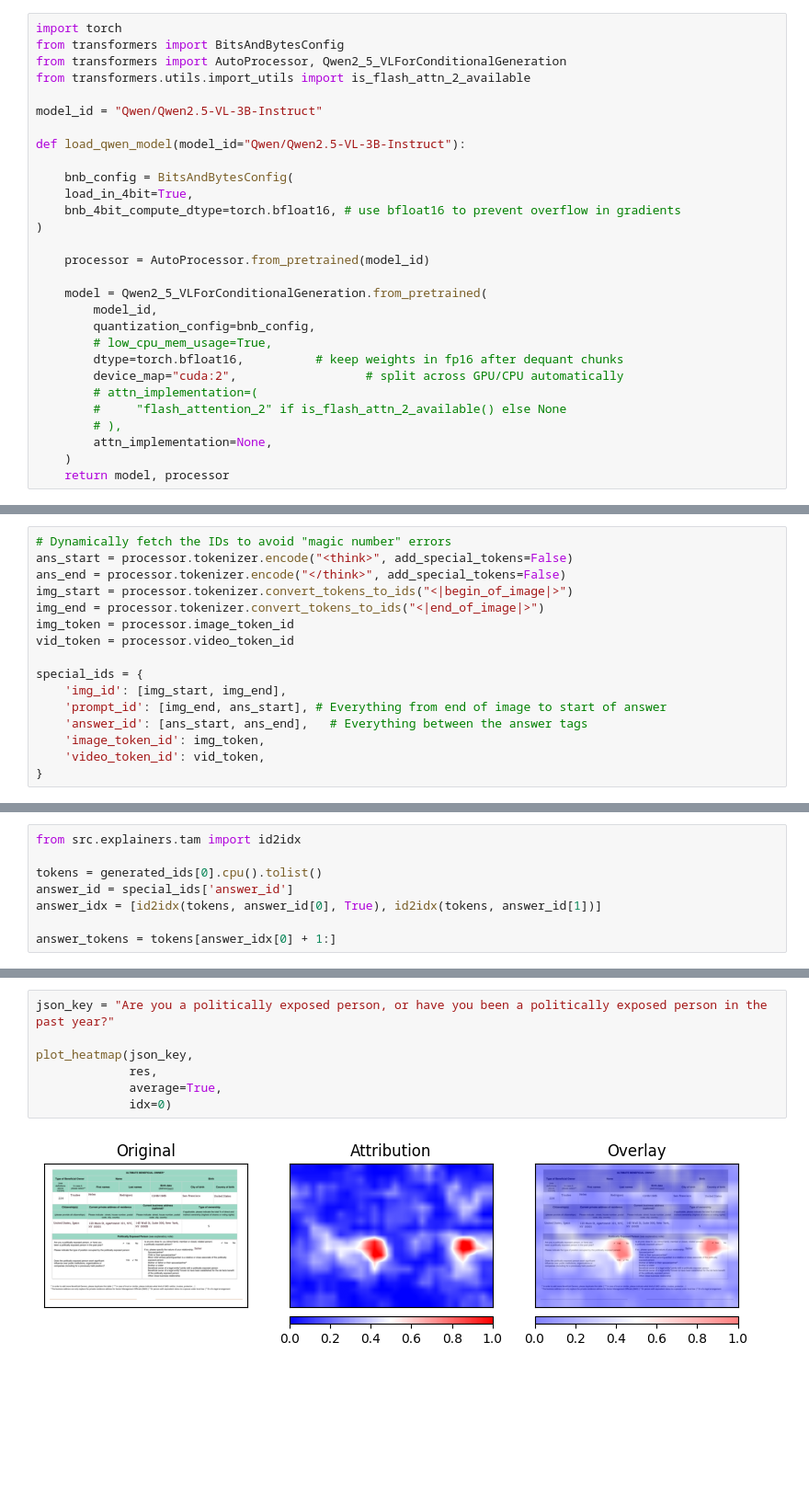
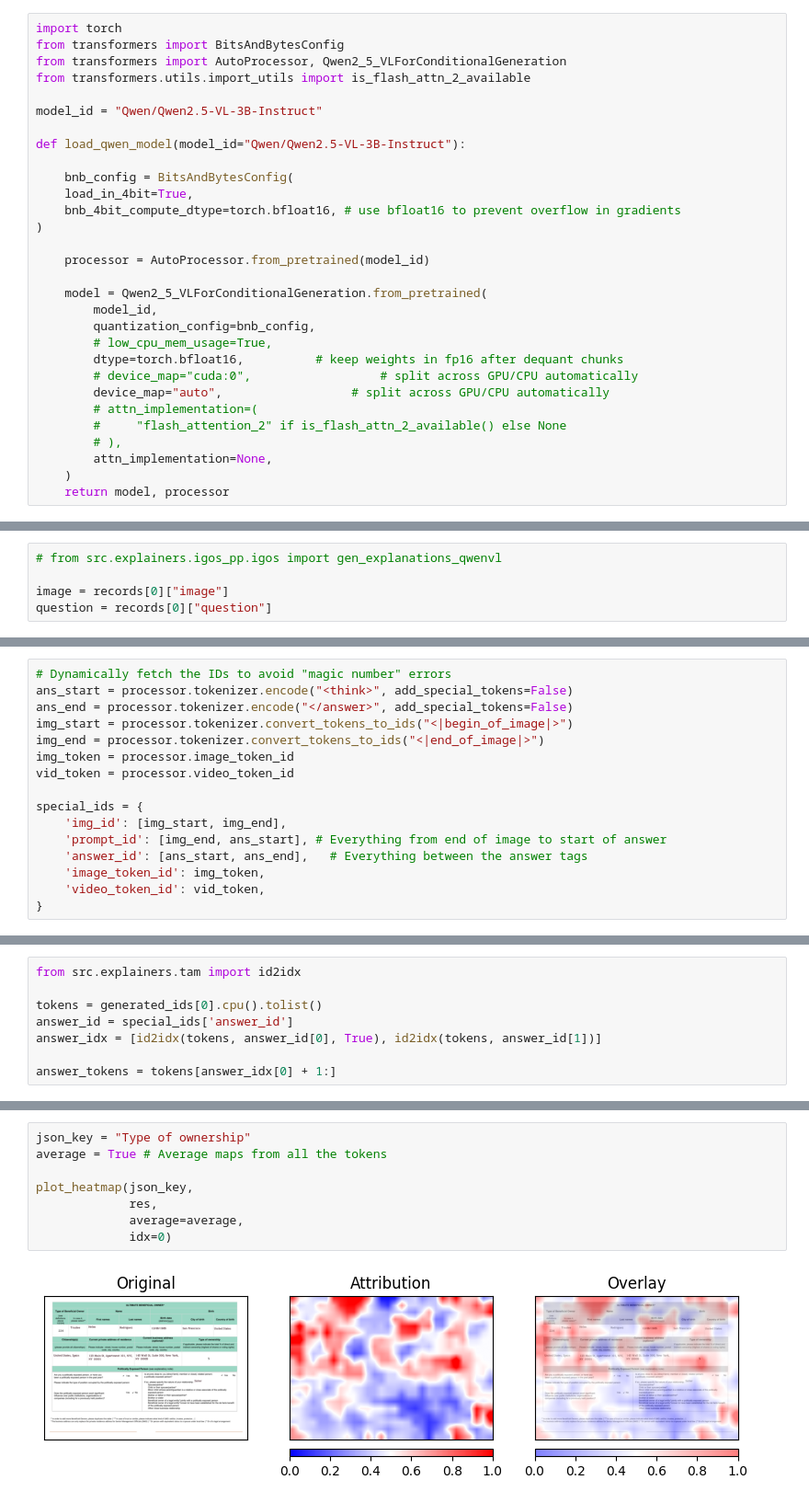
Before and after one commit to serval-uni-lu/xai-vdoc-benchmark, a Jupyter notebook: notebooks/test.ipynb, the cells around one changed output, grey strips where cells are left out. Shown at 92% size. Drawn from its saved outputs; the diff is of its cells as text; blank space fills up the shorter version.

```diff
--- a/notebooks/test.ipynb
+++ b/notebooks/test.ipynb
@@ -384,7 +384,8 @@ def load_qwen_model(model_id="Qwen/Qwen2.5-VL-3B-Instruct"):
         quantization_config=bnb_config,
         # low_cpu_mem_usage=True,
         dtype=torch.bfloat16,          # keep weights in fp16 after dequant chunks
-        device_map="cuda:2",                  # split across GPU/CPU automatically
+        # device_map="cuda:0",                  # split across GPU/CPU automatically
+        device_map="auto",                  # split across GPU/CPU automatically
         # attn_implementation=(
         #     "flash_attention_2" if is_flash_attn_2_available() else None
         # ),
@@ -840,0 +2252,5 @@ records[0]
+# %%
+# from src.explainers.igos_pp.igos import gen_explanations_qwenvl
+
+image = records[0]["image"]
+question = records[0]["question"]
@@ -5078,7 +6412,7 @@ len(answer_text)
 # %%
 # Dynamically fetch the IDs to avoid "magic number" errors
 ans_start = processor.tokenizer.encode("<think>", add_special_tokens=False)
-ans_end = processor.tokenizer.encode("</think>", add_special_tokens=False)
+ans_end = processor.tokenizer.encode("</answer>", add_special_tokens=False)
 img_start = processor.tokenizer.convert_tokens_to_ids("<|begin_of_image|>")
 img_end = processor.tokenizer.convert_tokens_to_ids("<|end_of_image|>")
 img_token = processor.image_token_id
@@ -5251,11 +6583,12 @@ def plot_heatmap(json_key, res, average=True, idx=0):
 # %%
-json_key = "Are you a politically exposed person, or have you been a politically exposed person in the past year?"
+json_key = "Type of ownership"
+average = True # Average maps from all the tokens
 
 plot_heatmap(json_key,
              res,
-             average=True,
+             average=average,
              idx=0)
 # %% [output]
-[figure, old version]
+[figure, new version]
 Legend: Negative Neutral Positive
 | True Label | Predicted Label | Attribution Label | Attribution Score | Word Importance |
```
Also changed, not shown: parts of 25 cells of this notebook, 4 other files.
